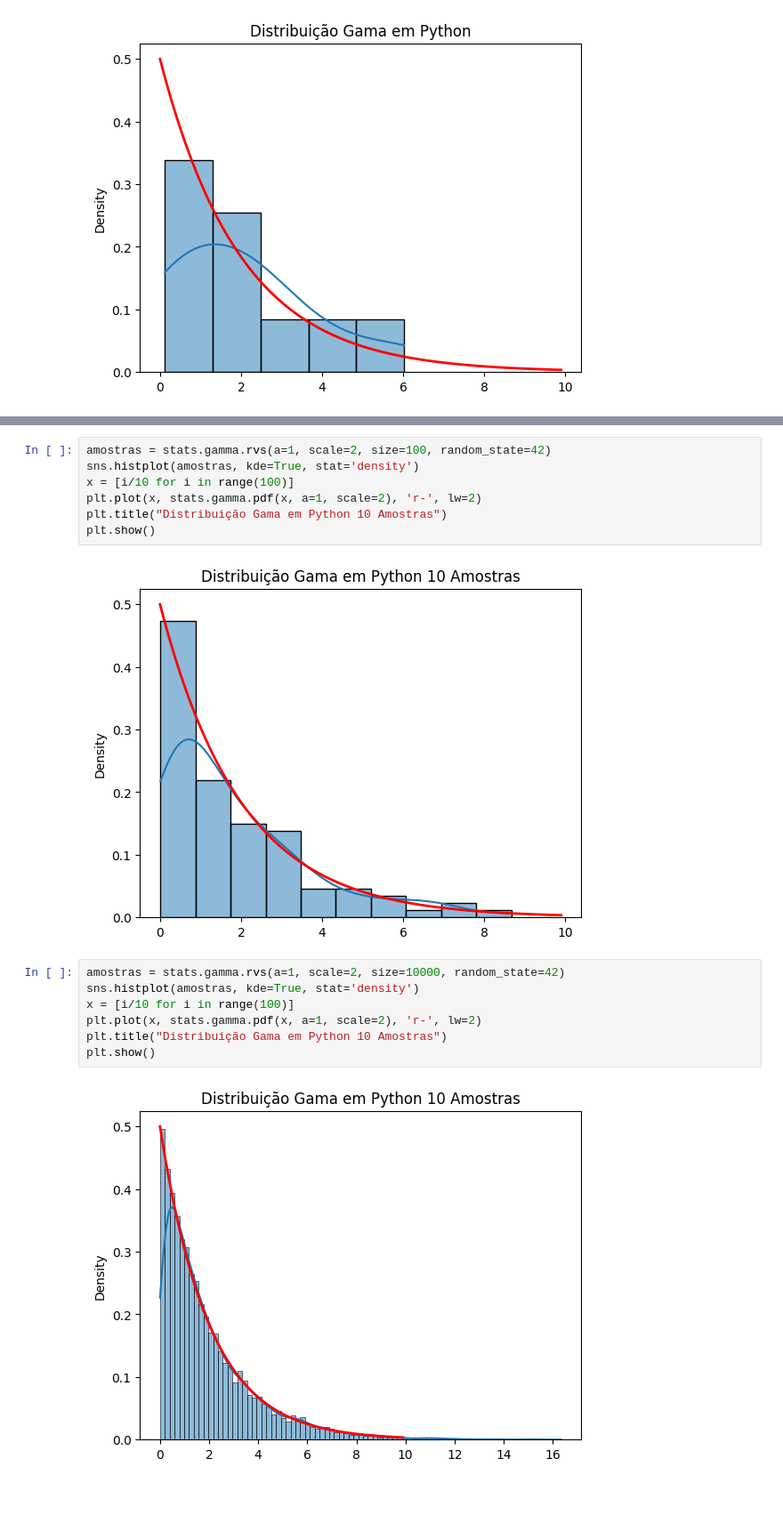
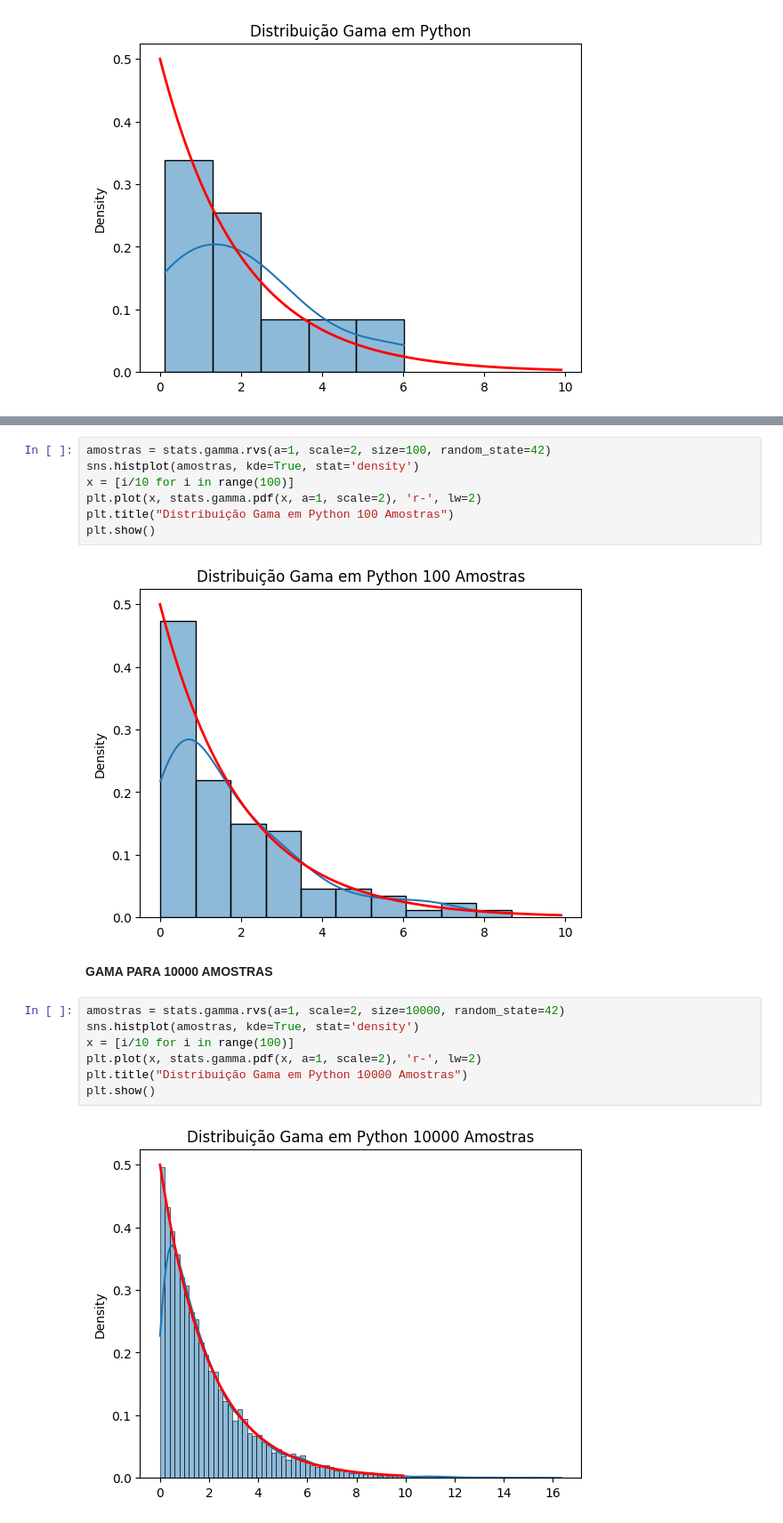
Before and after one commit to dssalim/Topicos_SI_IA, a Jupyter notebook: Atividade_SI_Estatistica_LLMS.ipynb, the cells around one changed output, grey strips where cells are left out. Shown at 89% size. Cells and saved outputs as stored; diff of their text form; blank space fills up the shorter version.

```diff
--- a/Atividade_SI_Estatistica_LLMS.ipynb
+++ b/Atividade_SI_Estatistica_LLMS.ipynb
@@ -229,16 +269,18 @@ amostras = stats.gamma.rvs(a=1, scale=2, size=100, random_state=42)
 sns.histplot(amostras, kde=True, stat='density')
 x = [i/10 for i in range(100)]
 plt.plot(x, stats.gamma.pdf(x, a=1, scale=2), 'r-', lw=2)
-plt.title("Distribuição Gama em Python 10 Amostras")
+plt.title("Distribuição Gama em Python 100 Amostras")
 plt.show()
 # %% [output]
-[figure, old version]
+[figure, new version]
+# %% [markdown]
+**GAMA PARA 10000 AMOSTRAS**
 # %%
 amostras = stats.gamma.rvs(a=1, scale=2, size=10000, random_state=42)
 sns.histplot(amostras, kde=True, stat='density')
 x = [i/10 for i in range(100)]
 plt.plot(x, stats.gamma.pdf(x, a=1, scale=2), 'r-', lw=2)
-plt.title("Distribuição Gama em Python 10 Amostras")
+plt.title("Distribuição Gama em Python 10000 Amostras")
 plt.show()
 # %% [output]
-[figure, old version]
+[figure, new version]
```
Also changed, not shown: parts of 44 cells of this notebook.
